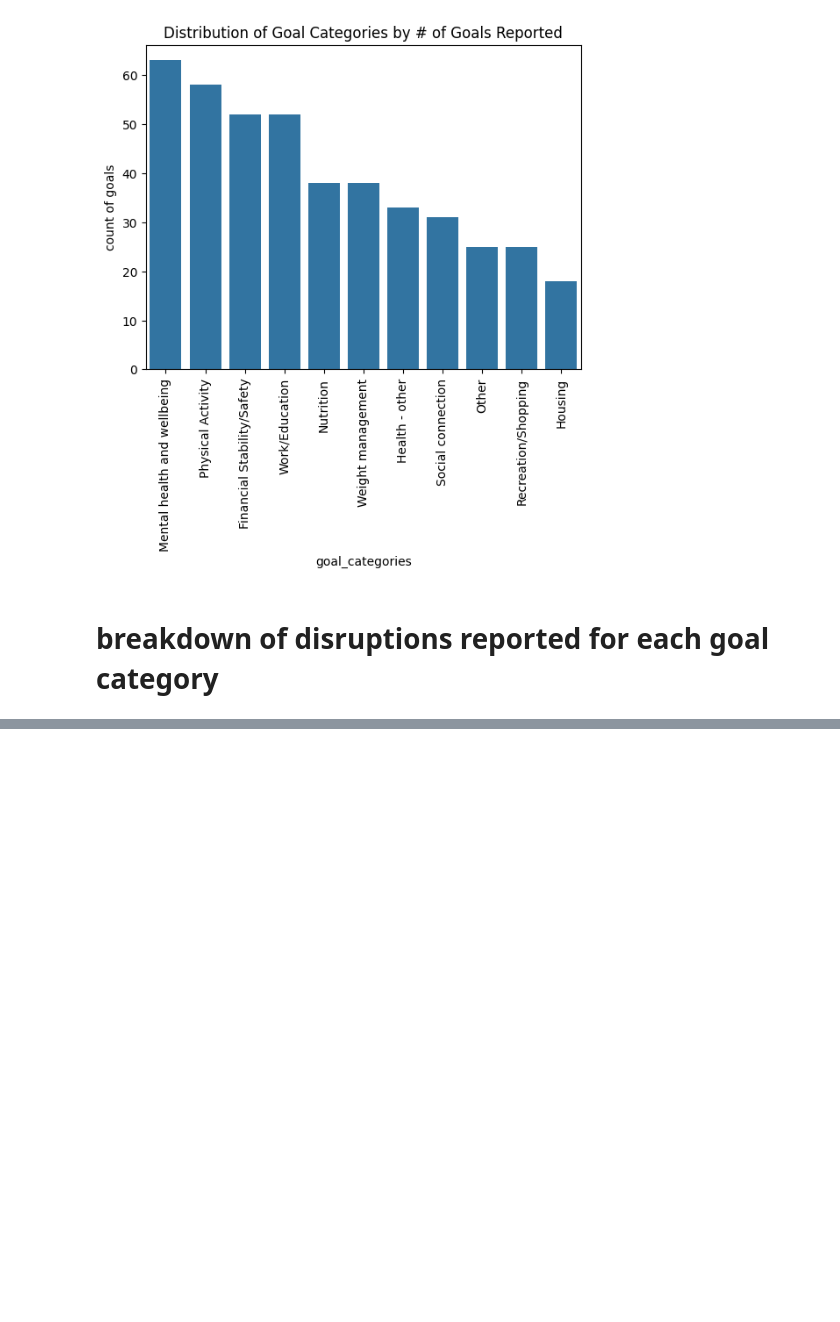
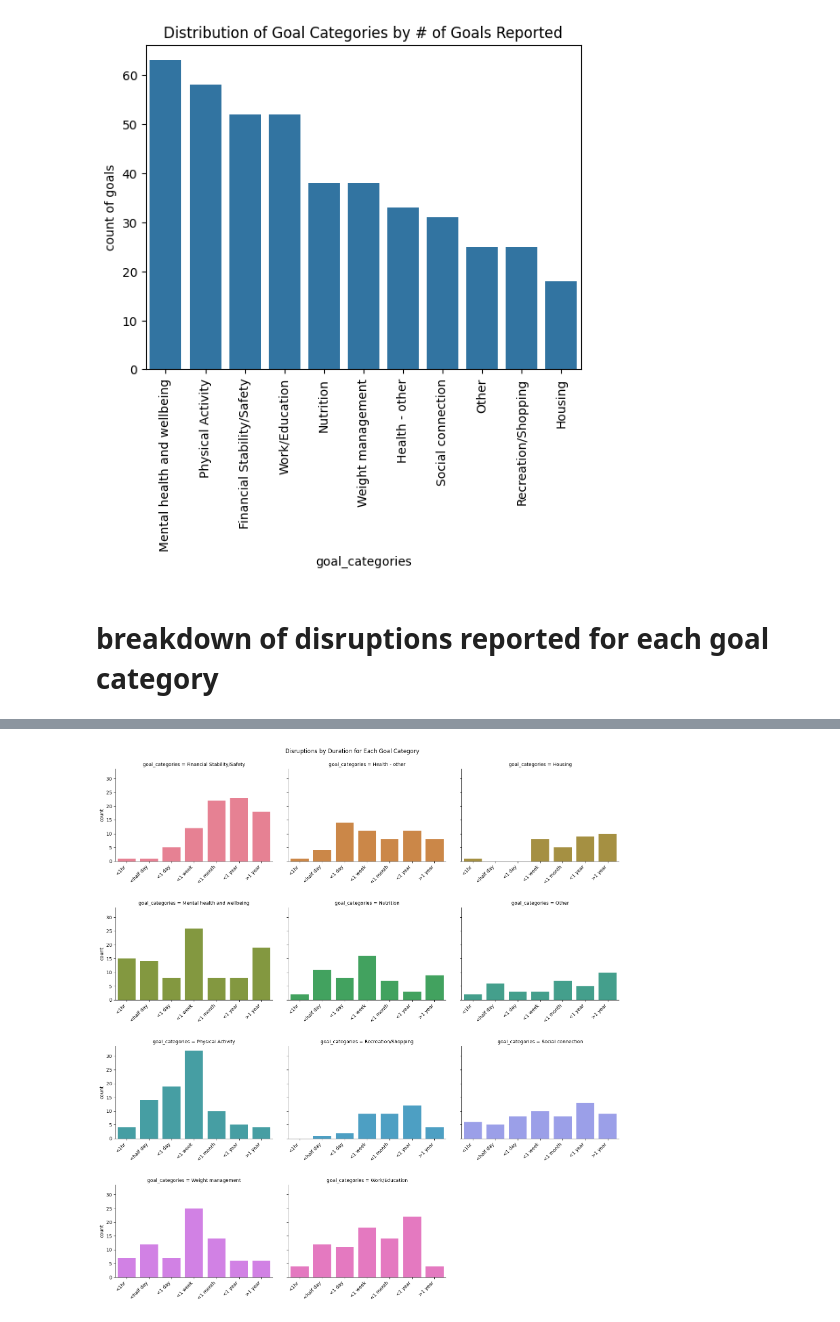
Before and after one commit to meeshu/disruptions, a Jupyter notebook: Small_multiples_disruptionsbygoalcategories.ipynb, the cells around one changed output, grey strips where cells are left out. Cells and saved outputs as stored; diff of their text form; code cells hidden in the pictures; blank space fills up the shorter version.

Commit message:
added small multiples showing count of disruptions for various goal categories for different durations

```diff
--- a/Small_multiples_disruptionsbygoalcategories.ipynb
+++ b/Small_multiples_disruptionsbygoalcategories.ipynb
@@ -203,0 +210,10 @@ plt.show()
+# %%
+# @title
+df['pid*gid*cid'] = df['pid'] + "*" + df['gid'] + "*" + df['cid']
+
+len(df['pid*gid*cid'])
+df['pid*gid*cid'].nunique()
+
+disruptions_df = df[['pid', 'gid', 'pid*gid', 'pid*gid*cid', 'goal_categories', 'situation_that_occurred', 'disruption_status']]
+
+disruptions_df
@@ -212,0 +348,46 @@ include rows with disruption labor = no response because it is still a disruptio
+# %%
+# prompt: Using dataframe disruptions_duration_goaltype: count of values grouped by goal categories and how-long
+
+# Group by goal_categories and how-long and count the number of values
+count_by_goal_howlong = disruptions_duration_goaltype.groupby(['goal_categories', 'how-long'])['pid*gid*cid'].count()
+# %%
+from itertools import count
+# prompt: plot disruptions_duration_goaltype in small multiple bar graphs
+
+# Convert the grouped data to a DataFrame for easier plotting
+count_by_goal_howlong_df = count_by_goal_howlong.reset_index()
+# Rename the label names for clarity
+count_by_goal_howlong_df['how-long'] = count_by_goal_howlong_df['how-long'].replace({
+    'an hour or less': '<1hr',
+    'more than an hour to half a day': '<half day',
+    'more than half a day to a day': '<1 day',
+    'multiple days to a week': '<1 week',
+    'multiple weeks to a month': '<1 month',
+    'multiple months to a year': '<1 year',
+    'longer than a year': '>1 year'
+})
+
+#rename
+count_by_goal_howlong_df.rename(columns={'pid*gid*cid': 'count'}, inplace=True)
+
+# get label and set order
+xlabels_order = ['<1hr', '<half day', '<1 day', '<1 week', '<1 month', '<1 year', '>1 year']
+count_by_goal_howlong_df['how-long'] = pd.Categorical(count_by_goal_howlong_df['how-long'], categories=xlabels_order, ordered=True)
+
+
+# Create a small multiple bar plot using seaborn
+g = sns.catplot(x='how-long', y='count', hue='goal_categories', data=count_by_goal_howlong_df, kind='bar', col='goal_categories', col_wrap=3, sharex=False)
+plt.subplots_adjust(left=0.1, bottom=0.2, right=0.95, top=0.95, wspace=0.1, hspace=0.5)
+g.fig.suptitle('Disruptions by Duration for Each Goal Category')
+g._legend.remove()
+
+# Iterate through the axes
+for ax in g.axes.flat:
+    ax.set_xlabel('')
+    # Set tick positions before labels
+    ax.set_xticks(range(len(xlabels_order)))
+    ax.set_xticklabels(labels=xlabels_order, rotation=45, ha='right')
+
+plt.show()
+# %% [output]
+[figure, added]
```
Also changed, not shown: parts of 12 cells of this notebook.
